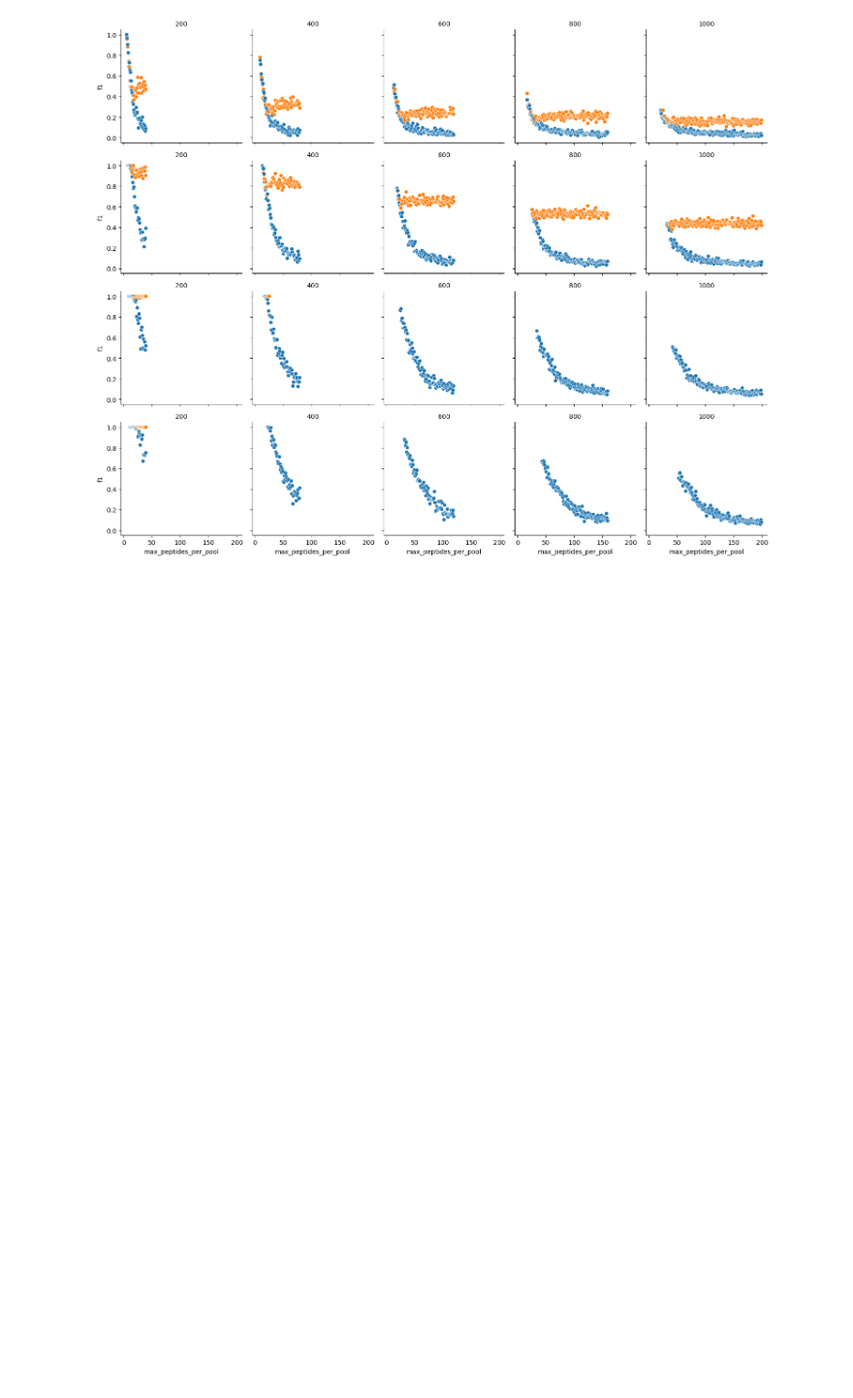
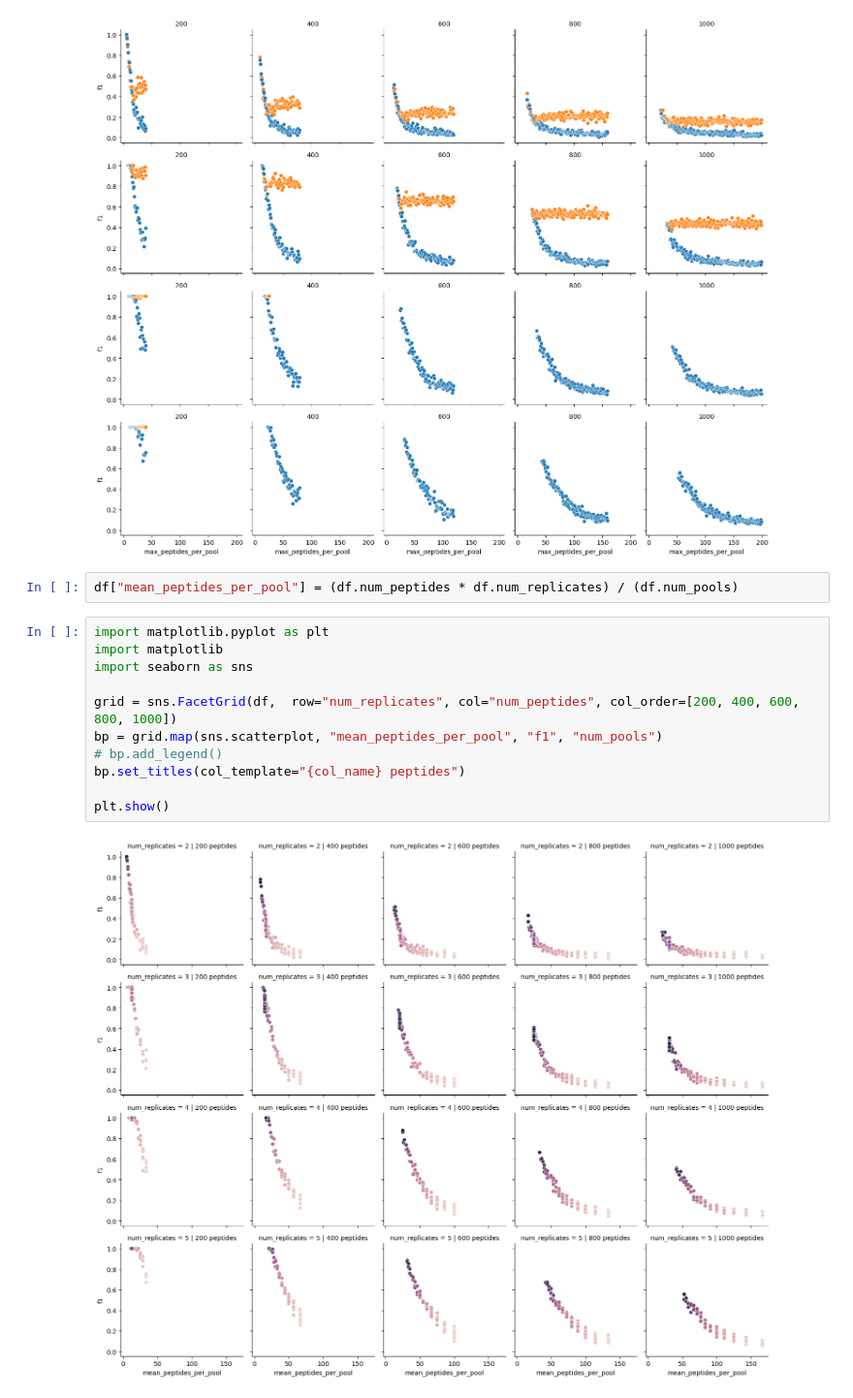
Before and after one commit to pirl-unc/golfy, a Jupyter notebook: notebooks/Analyze design accuracies.ipynb, the cells around one changed output. Shown at 97% size. Cells and saved outputs as stored; diff of their text form; blank space fills up the shorter version.

Commit message:
generating figures

```diff
--- a/notebooks/Analyze design accuracies.ipynb
+++ b/notebooks/Analyze design accuracies.ipynb
@@ -82,3 +82,18 @@ bp.set_titles("{col_name}")
 plt.show()
 # %% [output]
 [figure]
+# %%
+df["mean_peptides_per_pool"] = (df.num_peptides * df.num_replicates) / (df.num_pools)
+# %%
+import matplotlib.pyplot as plt
+import matplotlib
+import seaborn as sns
+
+grid = sns.FacetGrid(df,  row="num_replicates", col="num_peptides", col_order=[200, 400, 600, 800, 1000])
+bp = grid.map(sns.scatterplot, "mean_peptides_per_pool", "f1", "num_pools")
+# bp.add_legend()
+bp.set_titles(col_template="{col_name} peptides")
+
+plt.show()
+# %% [output]
+[figure, added]
```
Also changed, not shown: parts of 13 cells of this notebook, 1 other file.
